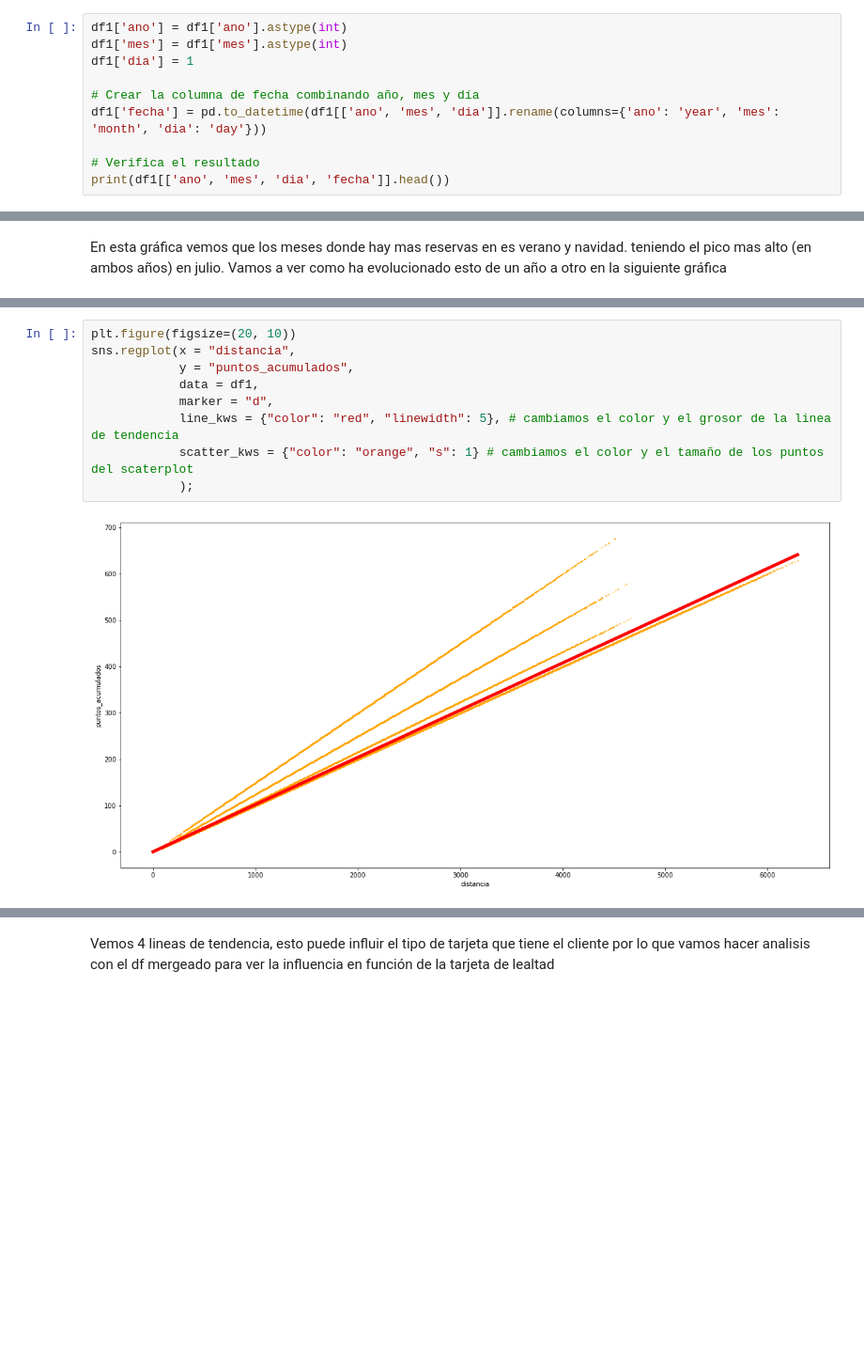
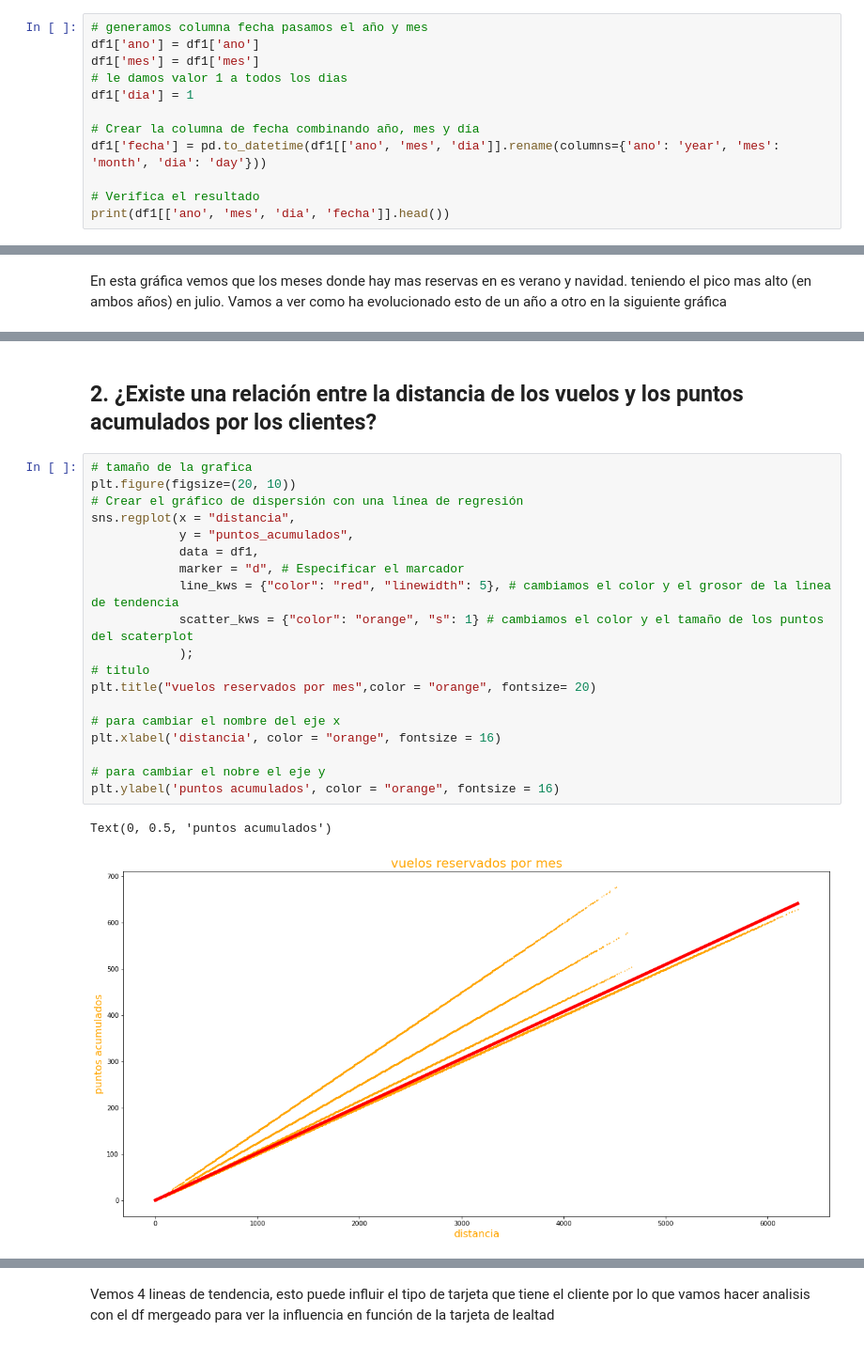
Before and after one commit to Adalab/bda-modulo-3-evaluacion-final-CarmenMoyano, a Jupyter notebook: Visualizacion.ipynb, the cells around one changed output, grey strips where cells are left out. Shown at 94% size. Saved outputs shown, nothing was run; the diff lists cells and outputs as text; blank space fills up the shorter version.

```diff
--- a/Visualizacion.ipynb
+++ b/Visualizacion.ipynb
@@ -39,6 +56,8 @@ df1.sample()
 # %%
-df1['ano'] = df1['ano'].astype(int)
-df1['mes'] = df1['mes'].astype(int)
+# generamos columna fecha pasamos el año y mes
+df1['ano'] = df1['ano']
+df1['mes'] = df1['mes']
+# le damos valor 1 a todos los dias
 df1['dia'] = 1
 
 # Crear la columna de fecha combinando año, mes y día
@@ -115,11 +135,24 @@ Vemos lo mismo que veiamos en la gráfica anterior (suben las reservas en verano
+# %% [markdown]
+## 2. ¿Existe una relación entre la distancia de los vuelos y los puntos acumulados por los clientes?
 # %%
+# tamaño de la grafica
 plt.figure(figsize=(20, 10))
+# Crear el gráfico de dispersión con una línea de regresión
 sns.regplot(x = "distancia",
             y = "puntos_acumulados",
             data = df1,
-            marker = "d",
+            marker = "d", # Especificar el marcador
             line_kws = {"color": "red", "linewidth": 5}, # cambiamos el color y el grosor de la linea de tendencia
             scatter_kws = {"color": "orange", "s": 1} # cambiamos el color y el tamaño de los puntos del scaterplot
             );
+# titulo
+plt.title("vuelos reservados por mes",color = "orange", fontsize= 20)
+
+# para cambiar el nombre del eje x
+plt.xlabel('distancia', color = "orange", fontsize = 16)
+
+# para cambiar el nobre el eje y
+plt.ylabel('puntos acumulados', color = "orange", fontsize = 16)
 # %% [output]
+Text(0, 0.5, 'puntos acumulados')
-[figure, old version]
+[figure, new version]
```
Also changed, not shown: parts of 28 cells of this notebook, 9 other files.
